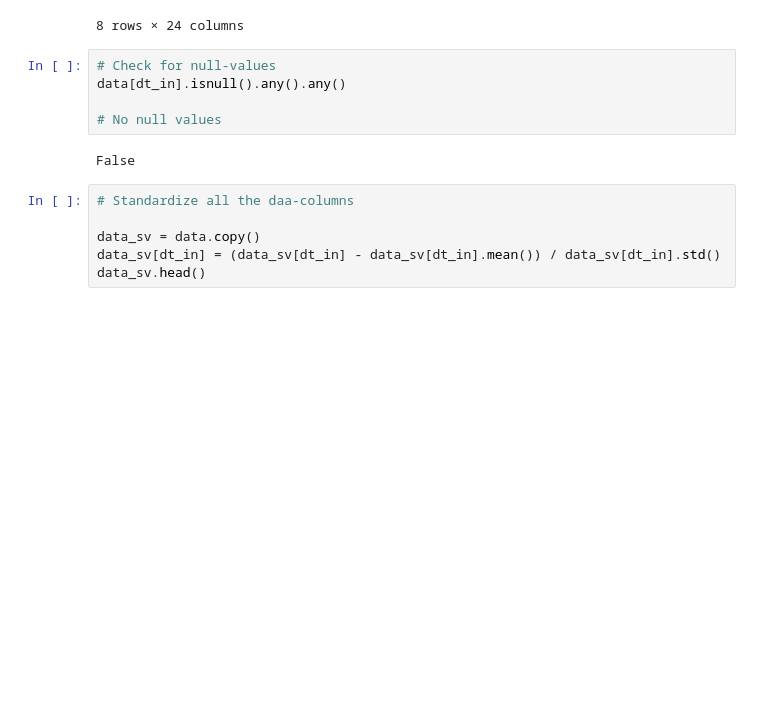
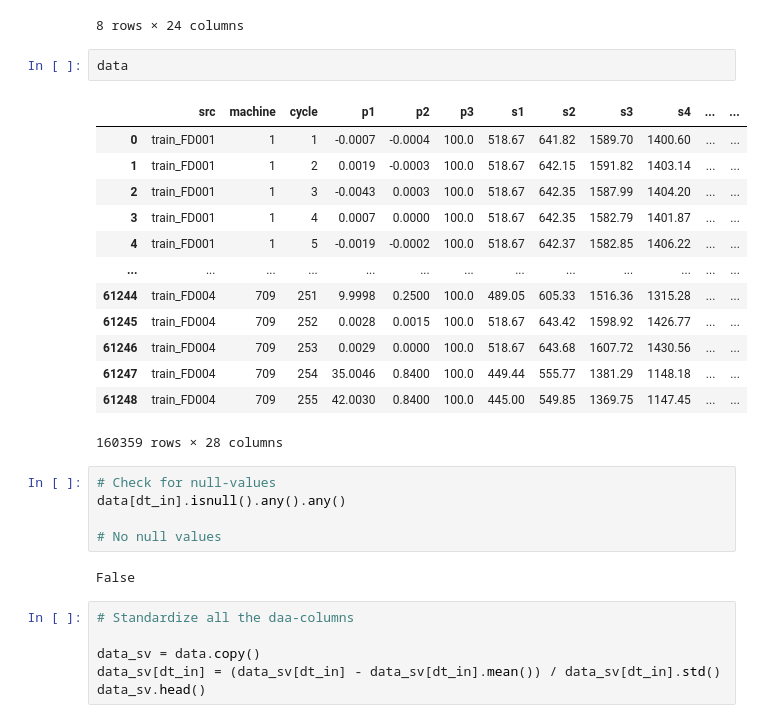
Before and after one commit to olestole/Turbine-RUL-RL, a Jupyter notebook: turbine-rul-rl.ipynb, the cells around one changed output. Saved outputs shown, nothing was run; the diff lists cells and outputs as text; blank space fills up the shorter version.

```diff
--- a/turbine-rul-rl.ipynb
+++ b/turbine-rul-rl.ipynb
@@ -35,6 +35,22 @@ data[dt_in].describe()
 | 75% | 35.001500 | 0.840000 | 100.000000 | 518.670000 | 642.340000 | 1586.590000 | 1402.200000 | 14.620000 | 21.610000 | 553.290000 | ... | ... |
 | max | 42.008000 | 0.842000 | 100.000000 | 518.670000 | 645.110000 | 1616.910000 | 1441.490000 | 14.620000 | 21.610000 | 570.810000 | ... | ... |
 8 rows × 24 columns
+# %%
+data
+# %% [output]
+|  | src | machine | cycle | p1 | p2 | p3 | s1 | s2 | s3 | s4 | ... | ... |
+| 0 | train_FD001 | 1 | 1 | -0.0007 | -0.0004 | 100.0 | 518.67 | 641.82 | 1589.70 | 1400.60 | ... | ... |
+| 1 | train_FD001 | 1 | 2 | 0.0019 | -0.0003 | 100.0 | 518.67 | 642.15 | 1591.82 | 1403.14 | ... | ... |
+| 2 | train_FD001 | 1 | 3 | -0.0043 | 0.0003 | 100.0 | 518.67 | 642.35 | 1587.99 | 1404.20 | ... | ... |
+| 3 | train_FD001 | 1 | 4 | 0.0007 | 0.0000 | 100.0 | 518.67 | 642.35 | 1582.79 | 1401.87 | ... | ... |
+| 4 | train_FD001 | 1 | 5 | -0.0019 | -0.0002 | 100.0 | 518.67 | 642.37 | 1582.85 | 1406.22 | ... | ... |
+| ... | ... | ... | ... | ... | ... | ... | ... | ... | ... | ... | ... | ... |
+| 61244 | train_FD004 | 709 | 251 | 9.9998 | 0.2500 | 100.0 | 489.05 | 605.33 | 1516.36 | 1315.28 | ... | ... |
+| 61245 | train_FD004 | 709 | 252 | 0.0028 | 0.0015 | 100.0 | 518.67 | 643.42 | 1598.92 | 1426.77 | ... | ... |
+| 61246 | train_FD004 | 709 | 253 | 0.0029 | 0.0000 | 100.0 | 518.67 | 643.68 | 1607.72 | 1430.56 | ... | ... |
+| 61247 | train_FD004 | 709 | 254 | 35.0046 | 0.8400 | 100.0 | 449.44 | 555.77 | 1381.29 | 1148.18 | ... | ... |
+| 61248 | train_FD004 | 709 | 255 | 42.0030 | 0.8400 | 100.0 | 445.00 | 549.85 | 1369.75 | 1147.45 | ... | ... |
+160359 rows × 28 columns
 # %%
 # Check for null-values
 data[dt_in].isnull().any().any()
```
Also changed, not shown: parts of 15 cells of this notebook.
